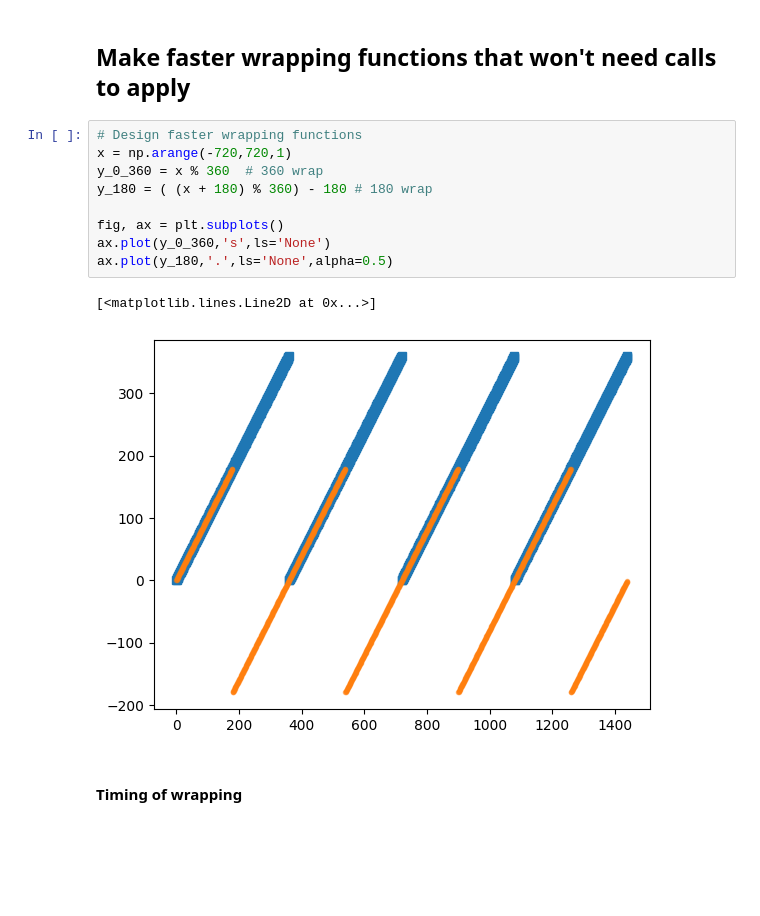
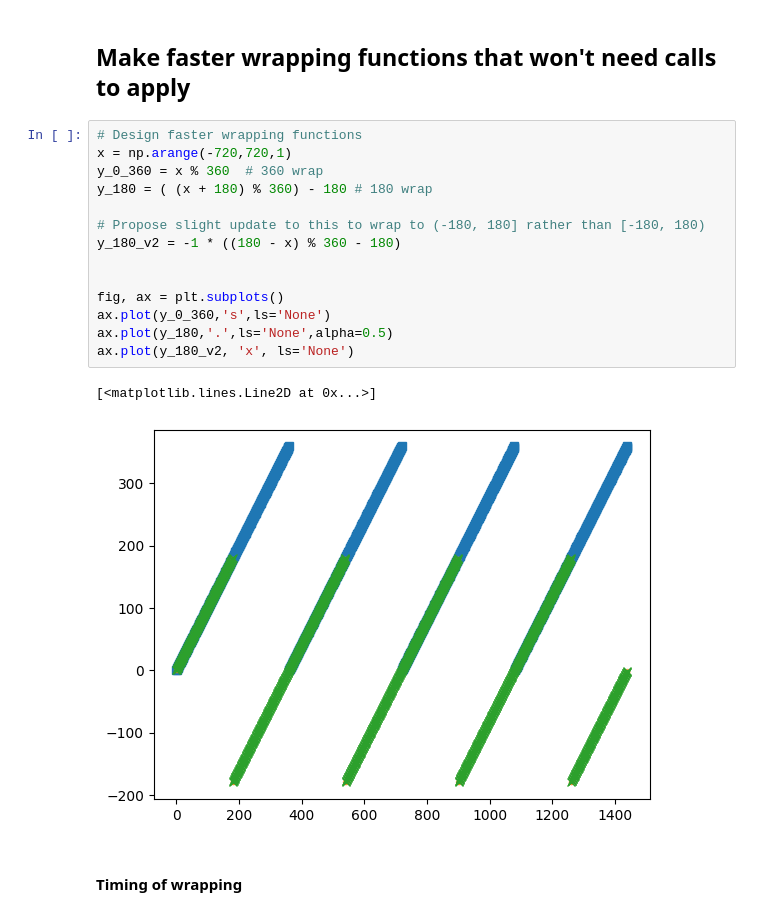
Before and after one commit to NREL/flasc, a Jupyter notebook: flasc/nb_00_redevelop_time_ops.ipynb, the cells around one changed output. Drawn from its saved outputs; the diff is of its cells as text; blank space fills up the shorter version.

```diff
--- a/flasc/nb_00_redevelop_time_ops.ipynb
+++ b/flasc/nb_00_redevelop_time_ops.ipynb
@@ -101,15 +102,20 @@ cols_angular
 # %%
 # Design faster wrapping functions
 x = np.arange(-720,720,1)
 y_0_360 = x % 360  # 360 wrap
 y_180 = ( (x + 180) % 360) - 180 # 180 wrap
 
+# Propose slight update to this to wrap to (-180, 180] rather than [-180, 180)
+y_180_v2 = -1 * ((180 - x) % 360 - 180)
+
+
 fig, ax = plt.subplots()
 ax.plot(y_0_360,'s',ls='None')
 ax.plot(y_180,'.',ls='None',alpha=0.5)
+ax.plot(y_180_v2, 'x', ls='None')
 # %% [output]
 [<matplotlib.lines.Line2D at 0x...>]
-[figure, old version]
+[figure, new version]
 # %% [markdown]
 #### Timing of wrapping
 # %%
```
Also changed, not shown: parts of 18 cells of this notebook.
